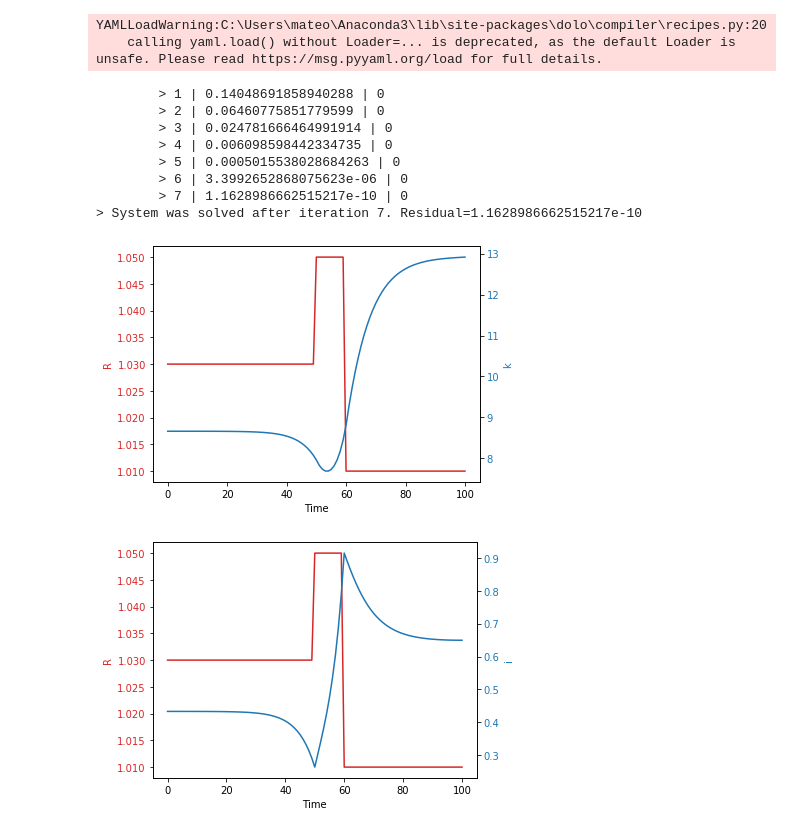
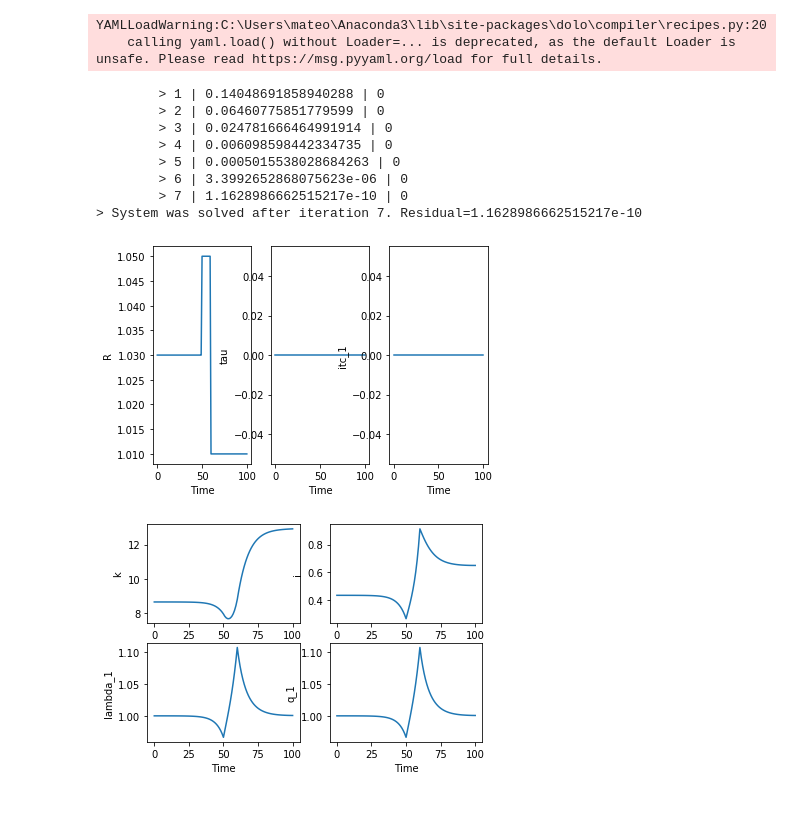
Before and after one commit to Mv77/Q_Investment, a Jupyter notebook: Dolo/Simulation.ipynb, the cells around one changed output. Drawn from its saved outputs; the diff is of its cells as text; code cells hidden in the pictures.

Commit message:
Add lambda, q, and plotting function

```diff
--- a/Dolo/Simulation.ipynb
+++ b/Dolo/Simulation.ipynb
@@ -21,56 +52,32 @@ YAMLLoadWarning:C:\Users\mateo\Anaconda3\lib\site-packages\dolo\compiler\recipes
 # %%
 # Interest rate simulation
 
 # Create empty dataframe for exog. variables
 exog = pd.DataFrame(columns = ['R','tau','itc_1'])
 
 # Generate an interest rate process
 exog.R = np.concatenate((np.repeat(1.03,50),
                     np.repeat(1.05,10),
                     np.repeat(1.01,20)))
 
 # Leave tau at 0
 exog.tau = 0
 # Leave itc at 0
 exog.itc_1 = 0
 
-# Simpulate the optimal response
-dr = pf.deterministic_solve(model = model,shocks = exog,verbose=True)
-
-# Plot the results
-ex = 'R'
-vars = ['k','i']
-
-for var in vars:
-
-    fig, ax1 = plt.pyplot.subplots()
-
-    color = 'tab:red'
-    ax1.set_xlabel('Time')
-    ax1.set_ylabel(ex, color=color)
-    ax1.plot(dr[ex], color=color)
-    ax1.tick_params(axis='y', labelcolor=color)
-
-    ax2 = ax1.twinx()  # instantiate a second axes that shares the same x-axis
-
-    color = 'tab:blue'
-    ax2.set_ylabel(var, color=color)  # we already handled the x-label with ax1
-    ax2.plot(dr[var], color=color)
-    ax2.tick_params(axis='y', labelcolor=color)
-
-    fig.tight_layout()  # otherwise the right y-label is slightly clipped
-    plt.pyplot.show()
+# Solve for the optimal response and plot the results
+plotQmodel(model,exog)
 # %% [output]
         > 1 | 0.14048691858940288 | 0
         > 2 | 0.06460775851779599 | 0
         > 3 | 0.024781666464991914 | 0
         > 4 | 0.006098598442334735 | 0
         > 5 | 0.0005015538028684263 | 0
         > 6 | 3.3992652868075623e-06 | 0
         > 7 | 1.1628986662515217e-10 | 0
 > System was solved after iteration 7. Residual=1.1628986662515217e-10
-[figure, old version]
+[figure, new version]
-[figure, old version]
+[figure, new version]
 # %%
 # Tax rate simulation
 
```
Also changed, not shown: parts of 4 cells of this notebook, 2 other files.
